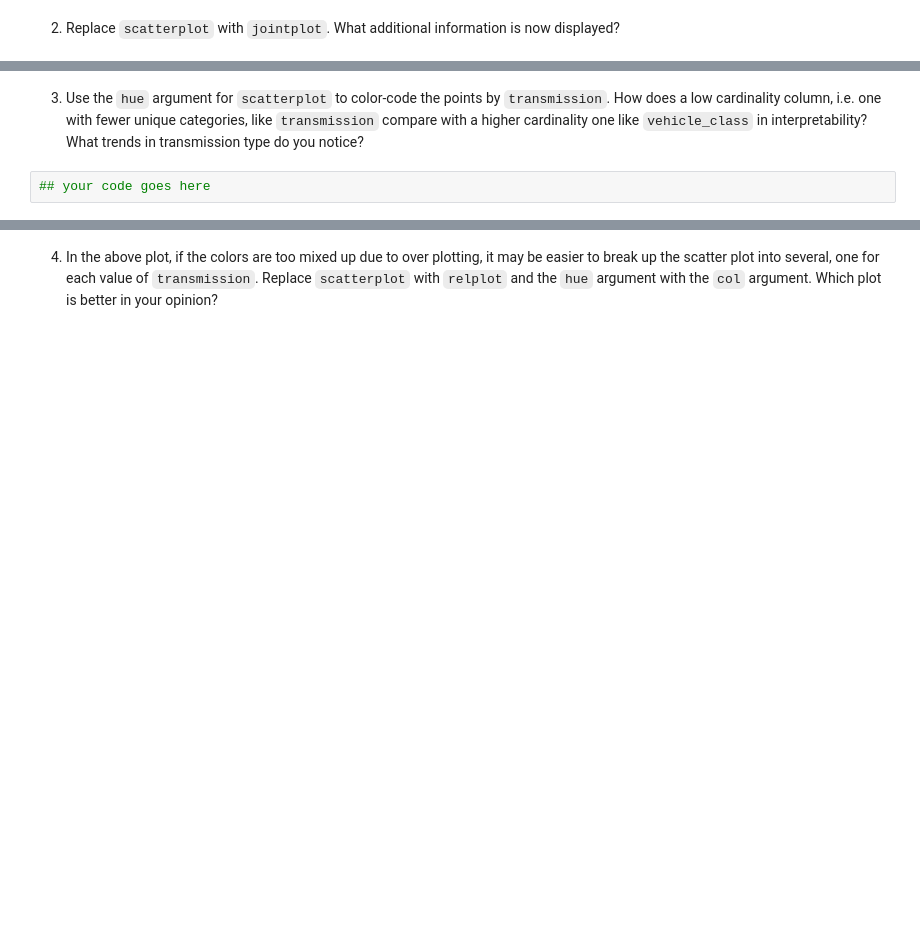
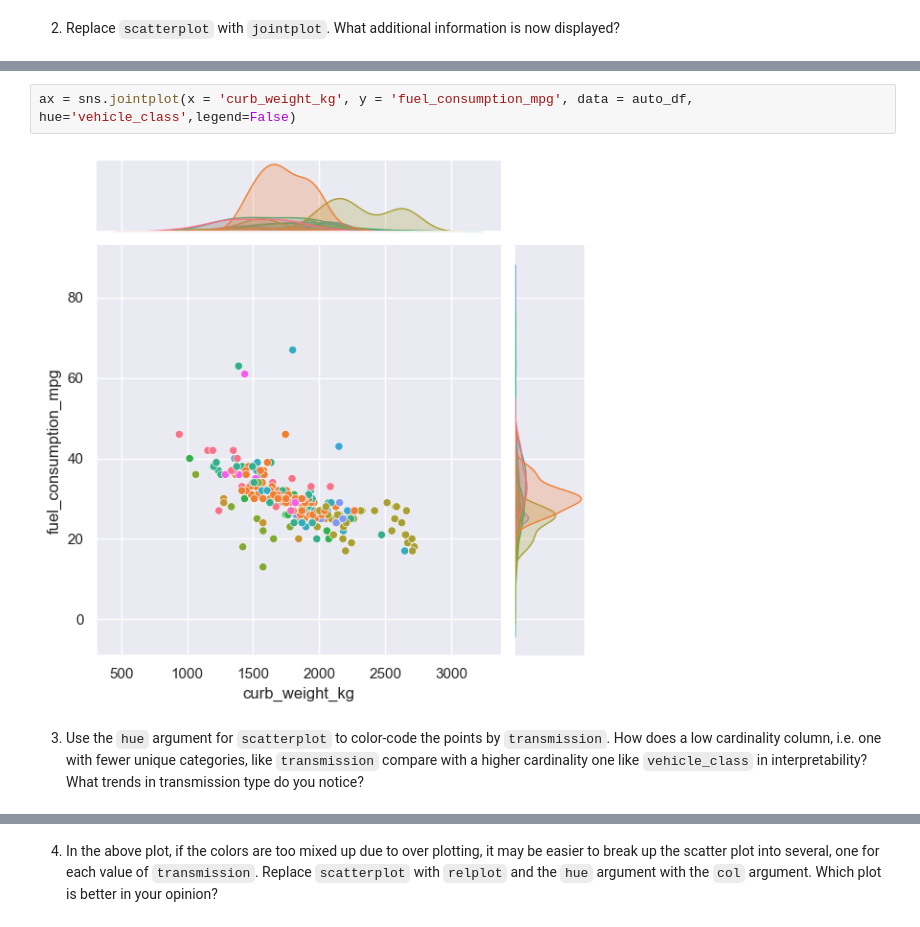
Before and after one commit to darynwhite/DataScienceCert, a Jupyter notebook: DSCI520/Assignments/lesson_2_student.ipynb, the cells around one changed output, grey strips where cells are left out. Saved outputs shown, nothing was run; the diff lists cells and outputs as text; blank space fills up the shorter version.

```diff
--- a/DSCI520/Assignments/lesson_2_student.ipynb
+++ b/DSCI520/Assignments/lesson_2_student.ipynb
@@ -187,4 +194,6 @@ There is also a problem with **over plotting** on this display. Over plotting re
+# %%
+ax = sns.jointplot(x = 'curb_weight_kg', y = 'fuel_consumption_mpg', data = auto_df, hue='vehicle_class',legend=False)
+# %% [output]
+[figure, added]
 # %% [markdown]
 3. Use the `hue` argument for `scatterplot` to color-code the points by `transmission`. How does a low cardinality column, i.e. one with fewer unique categories, like `transmission` compare with a higher cardinality one like `vehicle_class` in interpretability? What trends in transmission type do you notice?
-# %%
-## your code goes here
```
Also changed, not shown: parts of 39 cells of this notebook, 1 other file.
